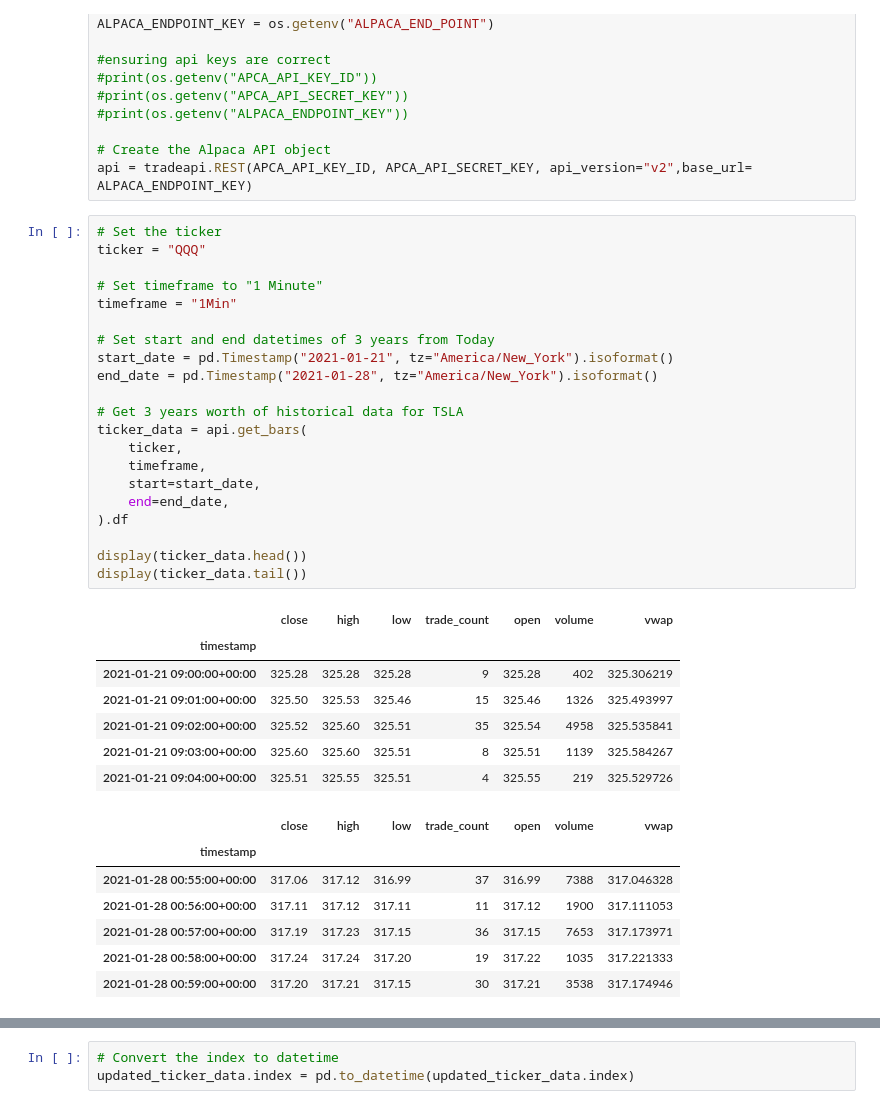
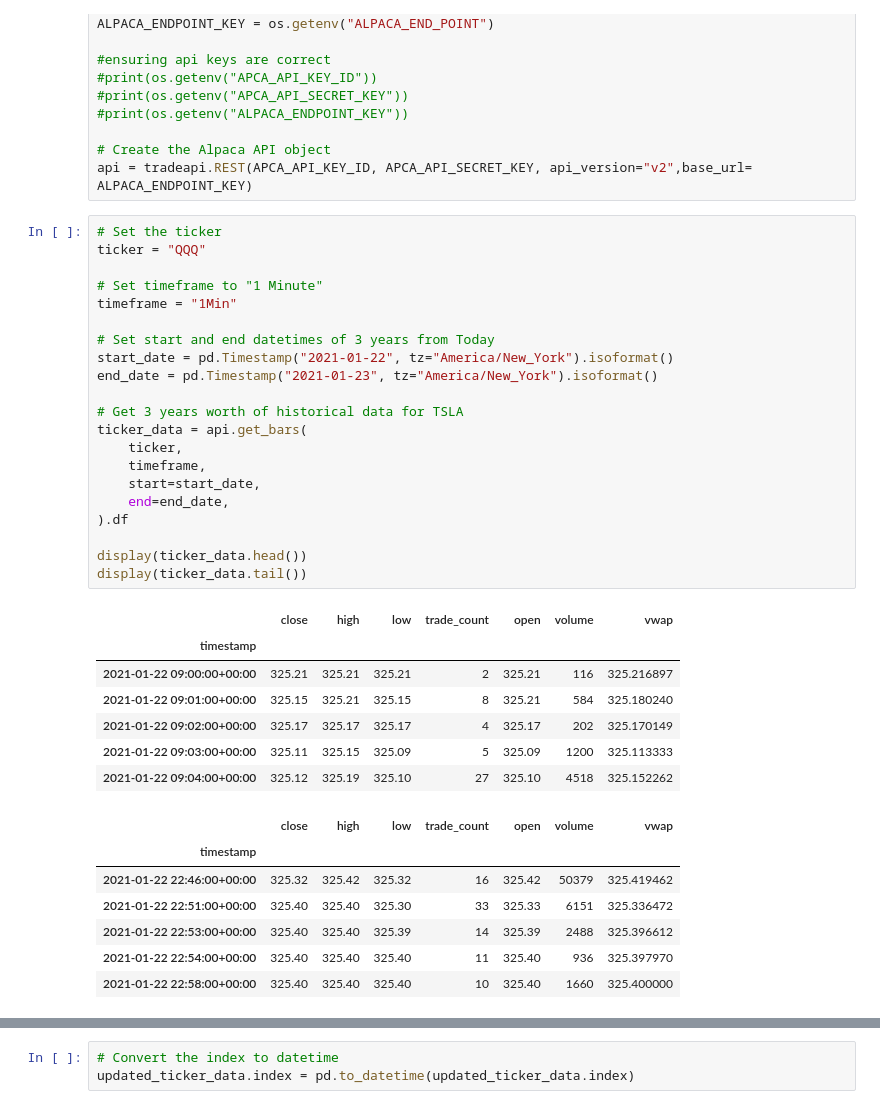
Before and after one commit to dahmadi/TheTrendIsYourFriend, a Jupyter notebook: TrendIsYourFriend.ipynb, the cells around one changed output, grey strips where cells are left out. Cells and saved outputs as stored; diff of their text form.

```diff
--- a/TrendIsYourFriend.ipynb
+++ b/TrendIsYourFriend.ipynb
@@ -32,39 +31,39 @@ api = tradeapi.REST(APCA_API_KEY_ID, APCA_API_SECRET_KEY, api_version="v2",base_
 # %%
 # Set the ticker
 ticker = "QQQ"
 
 # Set timeframe to "1 Minute"
 timeframe = "1Min"
 
 # Set start and end datetimes of 3 years from Today
-start_date = pd.Timestamp("2021-01-21", tz="America/New_York").isoformat()
-end_date = pd.Timestamp("2021-01-28", tz="America/New_York").isoformat()
+start_date = pd.Timestamp("2021-01-22", tz="America/New_York").isoformat()
+end_date = pd.Timestamp("2021-01-23", tz="America/New_York").isoformat()
 
 # Get 3 years worth of historical data for TSLA
 ticker_data = api.get_bars(
     ticker,
     timeframe,
     start=start_date,
     end=end_date,
 ).df
 
 display(ticker_data.head())
 display(ticker_data.tail())
 # %% [output]
 |  | close | high | low | trade_count | open | volume | vwap |
 | timestamp |  |  |  |  |  |  |  |
-| 2021-01-21 09:00:00+00:00 | 325.28 | 325.28 | 325.28 | 9 | 325.28 | 402 | 325.306219 |
-| 2021-01-21 09:01:00+00:00 | 325.50 | 325.53 | 325.46 | 15 | 325.46 | 1326 | 325.493997 |
-| 2021-01-21 09:02:00+00:00 | 325.52 | 325.60 | 325.51 | 35 | 325.54 | 4958 | 325.535841 |
-| 2021-01-21 09:03:00+00:00 | 325.60 | 325.60 | 325.51 | 8 | 325.51 | 1139 | 325.584267 |
-| 2021-01-21 09:04:00+00:00 | 325.51 | 325.55 | 325.51 | 4 | 325.55 | 219 | 325.529726 |
+| 2021-01-22 09:00:00+00:00 | 325.21 | 325.21 | 325.21 | 2 | 325.21 | 116 | 325.216897 |
+| 2021-01-22 09:01:00+00:00 | 325.15 | 325.21 | 325.15 | 8 | 325.21 | 584 | 325.180240 |
+| 2021-01-22 09:02:00+00:00 | 325.17 | 325.17 | 325.17 | 4 | 325.17 | 202 | 325.170149 |
+| 2021-01-22 09:03:00+00:00 | 325.11 | 325.15 | 325.09 | 5 | 325.09 | 1200 | 325.113333 |
+| 2021-01-22 09:04:00+00:00 | 325.12 | 325.19 | 325.10 | 27 | 325.10 | 4518 | 325.152262 |
 |  | close | high | low | trade_count | open | volume | vwap |
 | timestamp |  |  |  |  |  |  |  |
-| 2021-01-28 00:55:00+00:00 | 317.06 | 317.12 | 316.99 | 37 | 316.99 | 7388 | 317.046328 |
-| 2021-01-28 00:56:00+00:00 | 317.11 | 317.12 | 317.11 | 11 | 317.12 | 1900 | 317.111053 |
-| 2021-01-28 00:57:00+00:00 | 317.19 | 317.23 | 317.15 | 36 | 317.15 | 7653 | 317.173971 |
-| 2021-01-28 00:58:00+00:00 | 317.24 | 317.24 | 317.20 | 19 | 317.22 | 1035 | 317.221333 |
-| 2021-01-28 00:59:00+00:00 | 317.20 | 317.21 | 317.15 | 30 | 317.21 | 3538 | 317.174946 |
+| 2021-01-22 22:46:00+00:00 | 325.32 | 325.42 | 325.32 | 16 | 325.42 | 50379 | 325.419462 |
+| 2021-01-22 22:51:00+00:00 | 325.40 | 325.40 | 325.30 | 33 | 325.33 | 6151 | 325.336472 |
+| 2021-01-22 22:53:00+00:00 | 325.40 | 325.40 | 325.39 | 14 | 325.39 | 2488 | 325.396612 |
+| 2021-01-22 22:54:00+00:00 | 325.40 | 325.40 | 325.40 | 11 | 325.40 | 936 | 325.397970 |
+| 2021-01-22 22:58:00+00:00 | 325.40 | 325.40 | 325.40 | 10 | 325.40 | 1660 | 325.400000 |
 # %%
 #dropping trade_count and vwap column
 updated_ticker_data = ticker_data.drop(columns=['trade_count', 'vwap'])
```
Also changed, not shown: parts of 4 cells of this notebook.
